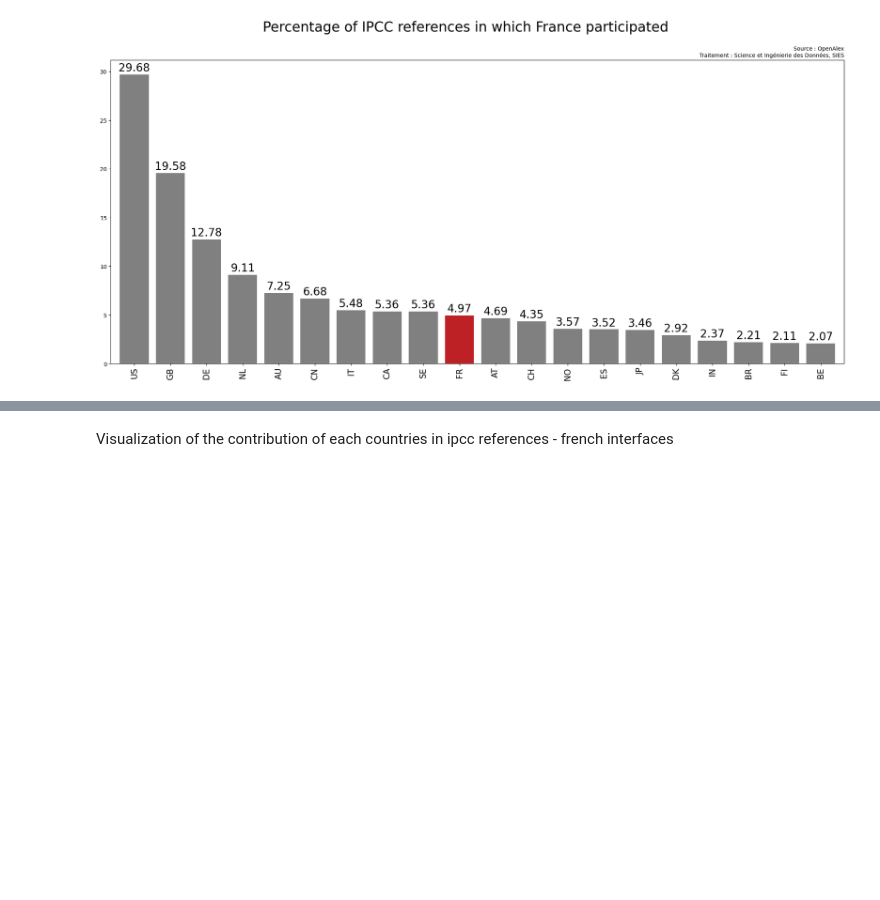
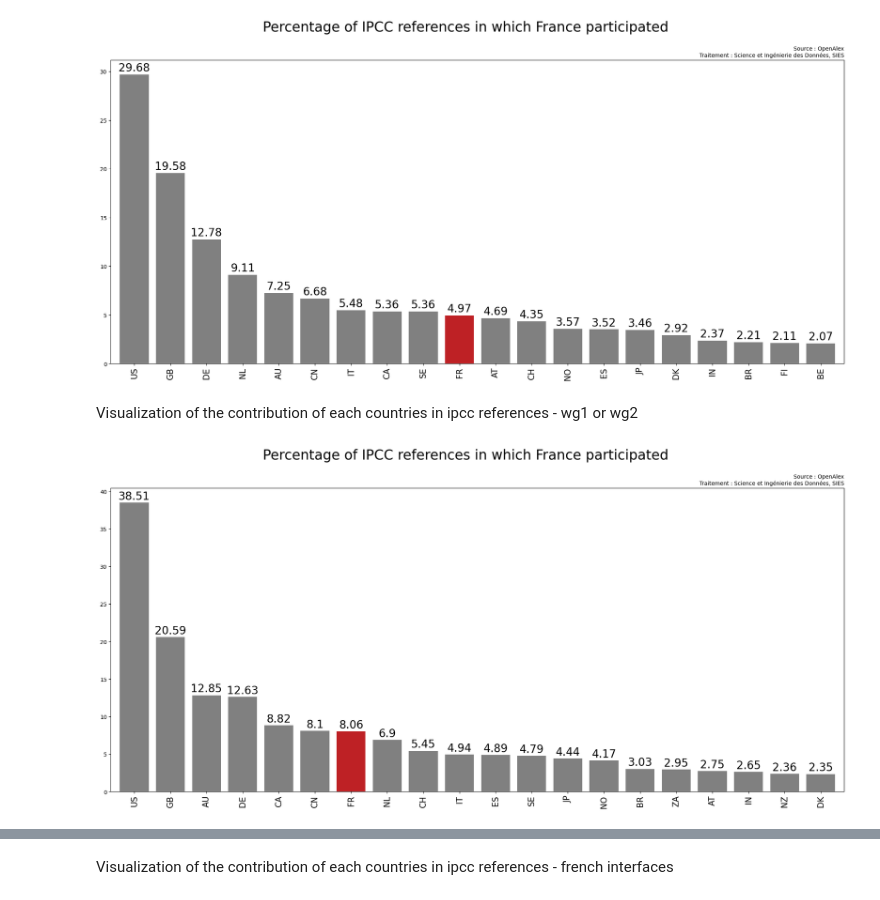
Before and after one commit to dataesr/teds, a Jupyter notebook: notebooks/IPCC_visualization_elastic.ipynb, the cells around one changed output, grey strips where cells are left out. Drawn from its saved outputs; the diff is of its cells as text; code cells hidden in the pictures; blank space fills up the shorter version.

Commit message:
update elastic visualization

```diff
--- a/notebooks/IPCC_visualization_elastic.ipynb
+++ b/notebooks/IPCC_visualization_elastic.ipynb
@@ -33,3 +33,9 @@ plot_elastic(["2"])
 plot_elastic(["3"])
 # %% [output]
 [figure]
+# %% [markdown]
+Visualization of the contribution of each countries in ipcc references - wg1 or wg2
+# %%
+plot_elastic(['1','2'],terms=True)
+# %% [output]
+[figure, added]
```
Also changed, not shown: parts of 2 cells of this notebook.
